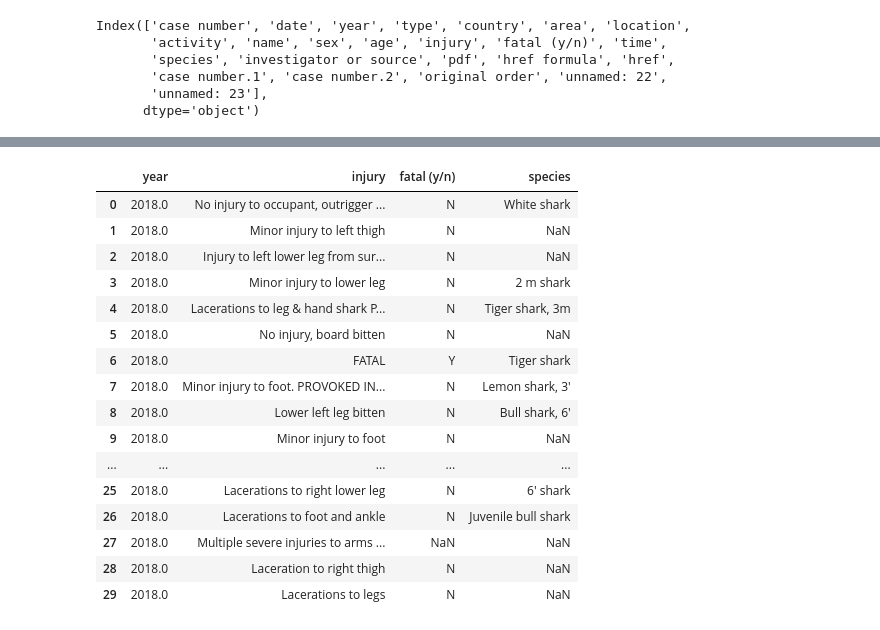
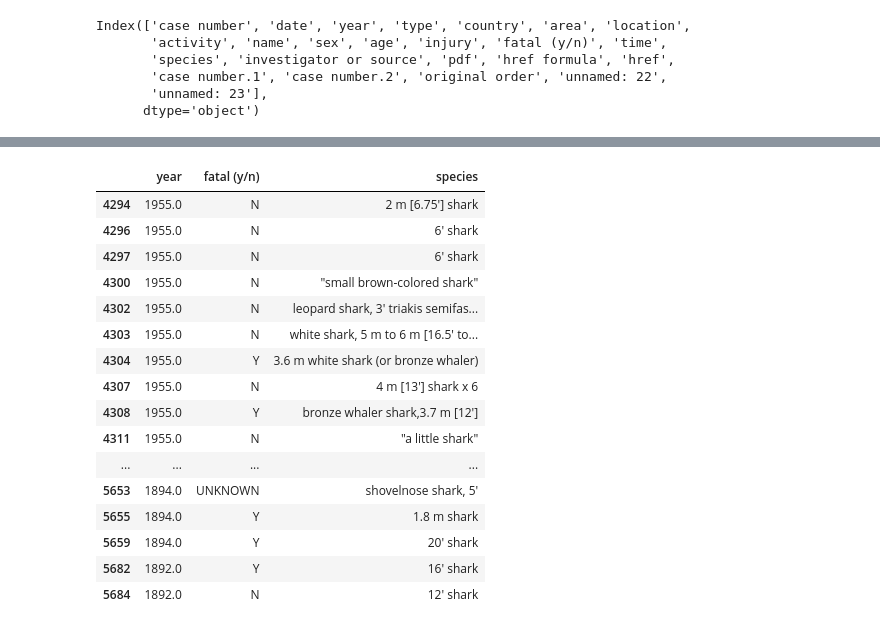
Before and after one commit to PaulaNuno/panda-sharks-attack, a Jupyter notebook: clean.ipynb, the cells around one changed output, grey strips where cells are left out. Drawn from its saved outputs; the diff is of its cells as text; code cells hidden in the pictures.

```diff
--- a/clean.ipynb
+++ b/clean.ipynb
@@ -82,5 +105,5 @@ Index(['case number', 'date', 'year', 'type', 'country', 'area', 'location',
 # %%
 # Choosing columns (year,injury,fatal (y/n), species)
-my_series = df[["year","injury","fatal (y/n)","species"]]
+my_series = df[["year","fatal (y/n)","species"]]
 display(my_series)
 # %% [output]
@@ -99,0 +123,3 @@ display(my_series)
+# %%
+my_series = my_series.dropna(subset=["year", "fatal (y/n)", "species"])
+display(my_series)
@@ -99,0 +144,2 @@ display(my_series)
+# %%
+my_series["species"] = my_series["species"] .str.lower()
@@ -100,23 +162,21 @@ display(my_series)
 # %%
 # Setting how to see more rows while scrolling
-
-pd.set_option('display.max_rows',30)
-my_series.head(30)
+my_series.tail(500)
 # %% [output]
-|  | year | injury | fatal (y/n) | species |
-| 0 | 2018.0 | No injury to occupant, outrigger ... | N | White shark |
-| 1 | 2018.0 | Minor injury to left thigh | N | NaN |
-| 2 | 2018.0 | Injury to left lower leg from sur... | N | NaN |
-| 3 | 2018.0 | Minor injury to lower leg | N | 2 m shark |
-| 4 | 2018.0 | Lacerations to leg & hand shark P... | N | Tiger shark, 3m |
-| 5 | 2018.0 | No injury, board bitten | N | NaN |
-| 6 | 2018.0 | FATAL | Y | Tiger shark |
-| 7 | 2018.0 | Minor injury to foot. PROVOKED IN... | N | Lemon shark, 3' |
-| 8 | 2018.0 | Lower left leg bitten | N | Bull shark, 6' |
-| 9 | 2018.0 | Minor injury to foot | N | NaN |
-| ... | ... | ... | ... | ... |
-| 25 | 2018.0 | Lacerations to right lower leg | N | 6' shark |
-| 26 | 2018.0 | Lacerations to foot and ankle | N | Juvenile bull shark |
-| 27 | 2018.0 | Multiple severe injuries to arms ... | NaN | NaN |
-| 28 | 2018.0 | Laceration to right thigh | N | NaN |
-| 29 | 2018.0 | Lacerations to legs | N | NaN |
+|  | year | fatal (y/n) | species |
+| 4294 | 1955.0 | N | 2 m [6.75'] shark |
+| 4296 | 1955.0 | N | 6' shark |
+| 4297 | 1955.0 | N | 6' shark |
+| 4300 | 1955.0 | N | "small brown-colored shark" |
+| 4302 | 1955.0 | N | leopard shark, 3' triakis semifas... |
+| 4303 | 1955.0 | N | white shark, 5 m to 6 m [16.5' to... |
+| 4304 | 1955.0 | Y | 3.6 m white shark (or bronze whaler) |
+| 4307 | 1955.0 | N | 4 m [13'] shark x 6 |
+| 4308 | 1955.0 | Y | bronze whaler shark,3.7 m [12'] |
+| 4311 | 1955.0 | N | "a little shark" |
+| ... | ... | ... | ... |
+| 5653 | 1894.0 | UNKNOWN | shovelnose shark, 5' |
+| 5655 | 1894.0 | Y | 1.8 m shark |
+| 5659 | 1894.0 | Y | 20' shark |
+| 5682 | 1892.0 | Y | 16' shark |
+| 5684 | 1892.0 | N | 12' shark |
```
Also changed, not shown: parts of 13 cells of this notebook.
